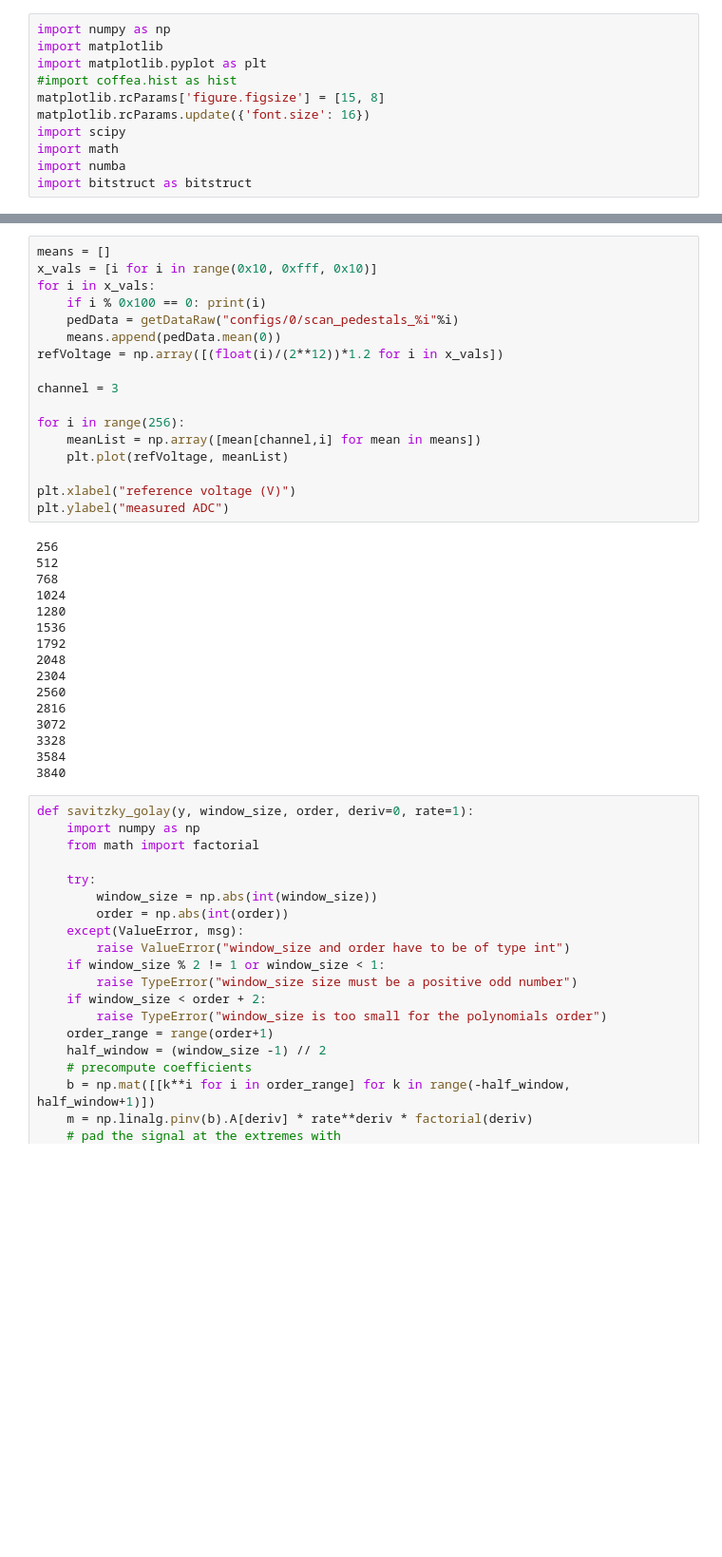
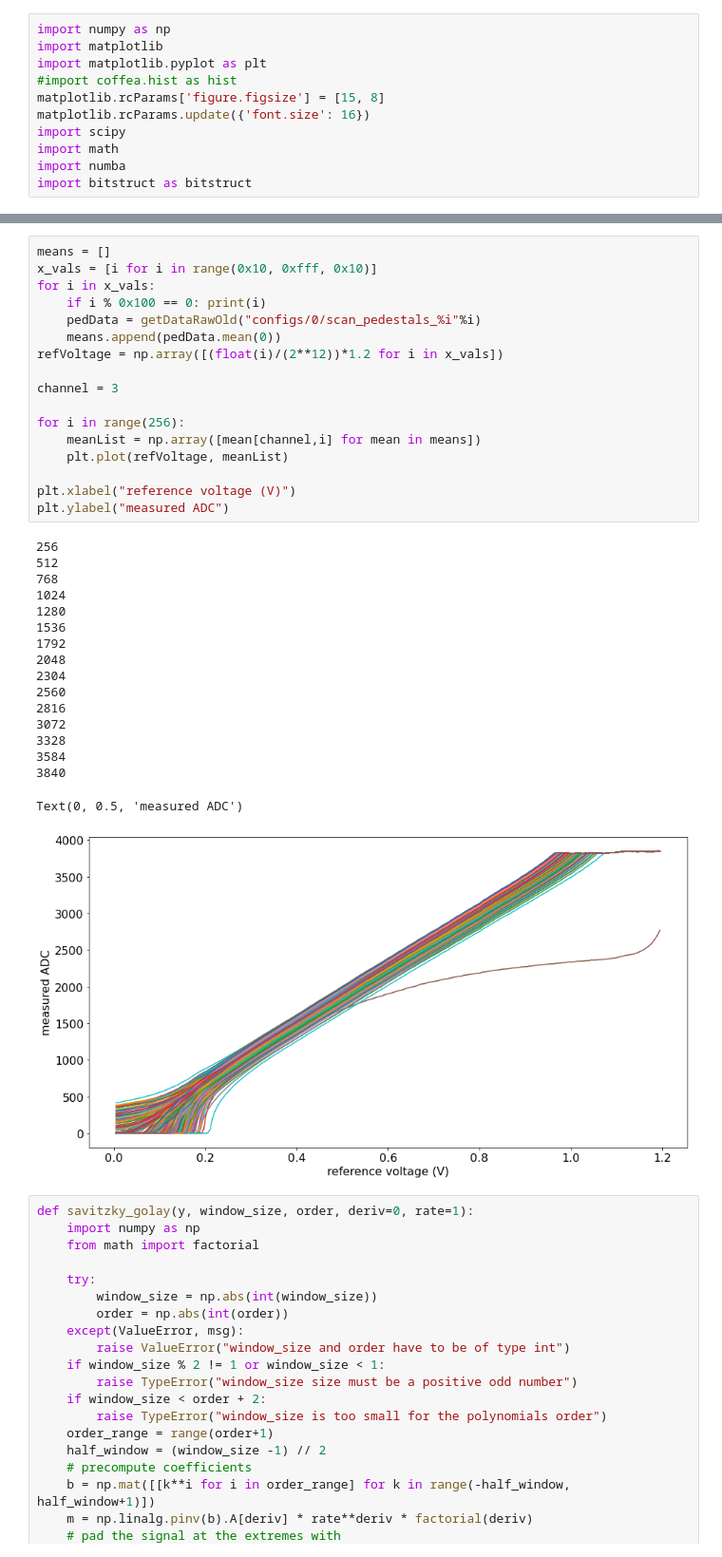
Before and after one commit to FTBF/LAPPD_TOF_Analysis, a Jupyter notebook: Analysis.ipynb, the cells around one changed output, grey strips where cells are left out. Shown at 95% size. Cells and saved outputs as stored; diff of their text form; blank space fills up the shorter version.

```diff
--- a/Analysis.ipynb
+++ b/Analysis.ipynb
@@ -123,34 +156,36 @@ means = []
 x_vals = [i for i in range(0x10, 0xfff, 0x10)]
 for i in x_vals:
     if i % 0x100 == 0: print(i)
-    pedData = getDataRaw("configs/0/scan_pedestals_%i"%i)
+    pedData = getDataRawOld("configs/0/scan_pedestals_%i"%i)
     means.append(pedData.mean(0))
 refVoltage = np.array([(float(i)/(2**12))*1.2 for i in x_vals])
 
 channel = 3
 
 for i in range(256):
     meanList = np.array([mean[channel,i] for mean in means])
     plt.plot(refVoltage, meanList)
 
 plt.xlabel("reference voltage (V)")
 plt.ylabel("measured ADC")
 # %% [output]
 256
 512
 768
 1024
 1280
 1536
 1792
 2048
 2304
 2560
 2816
 3072
 3328
 3584
 3840
+Text(0, 0.5, 'measured ADC')
+[figure, added]
 # %%
 def savitzky_golay(y, window_size, order, deriv=0, rate=1):
     import numpy as np
```
Also changed, not shown: parts of 27 cells of this notebook, 6 other files.
